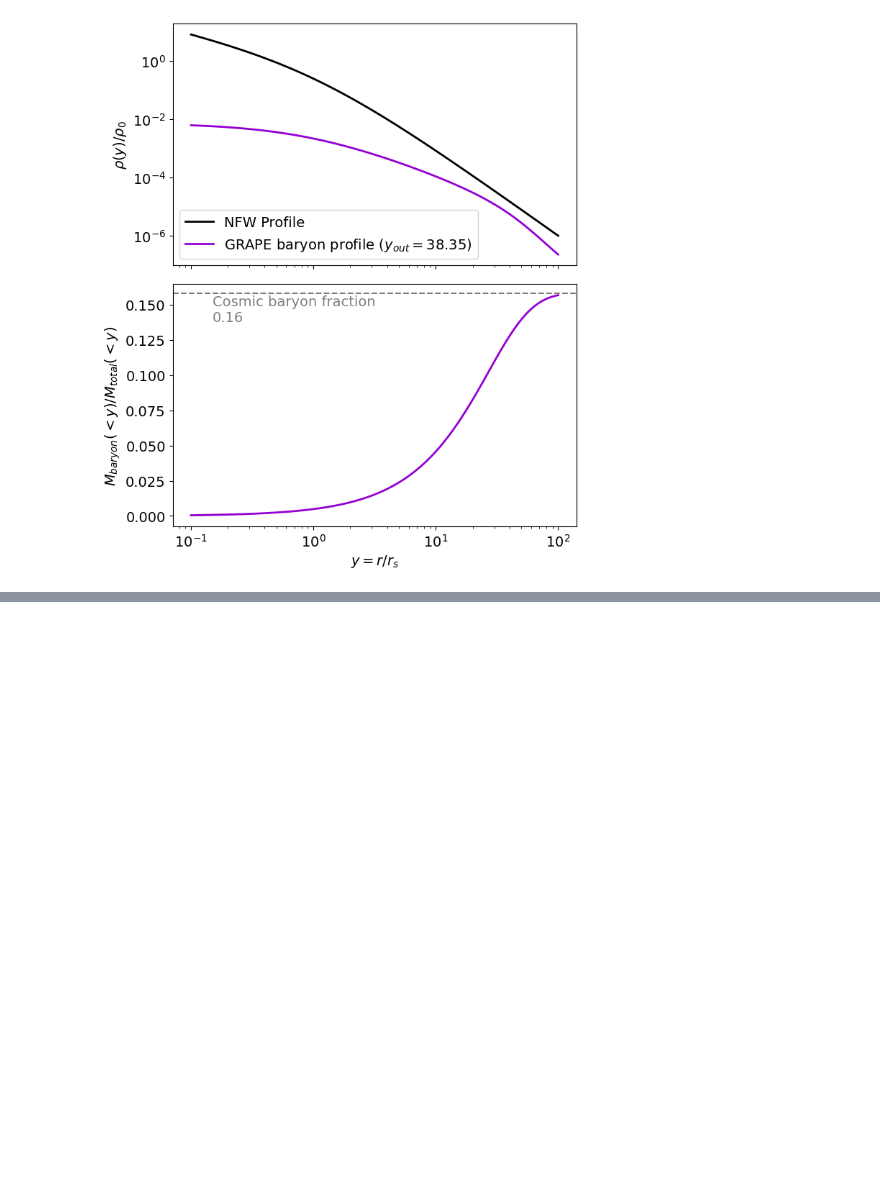
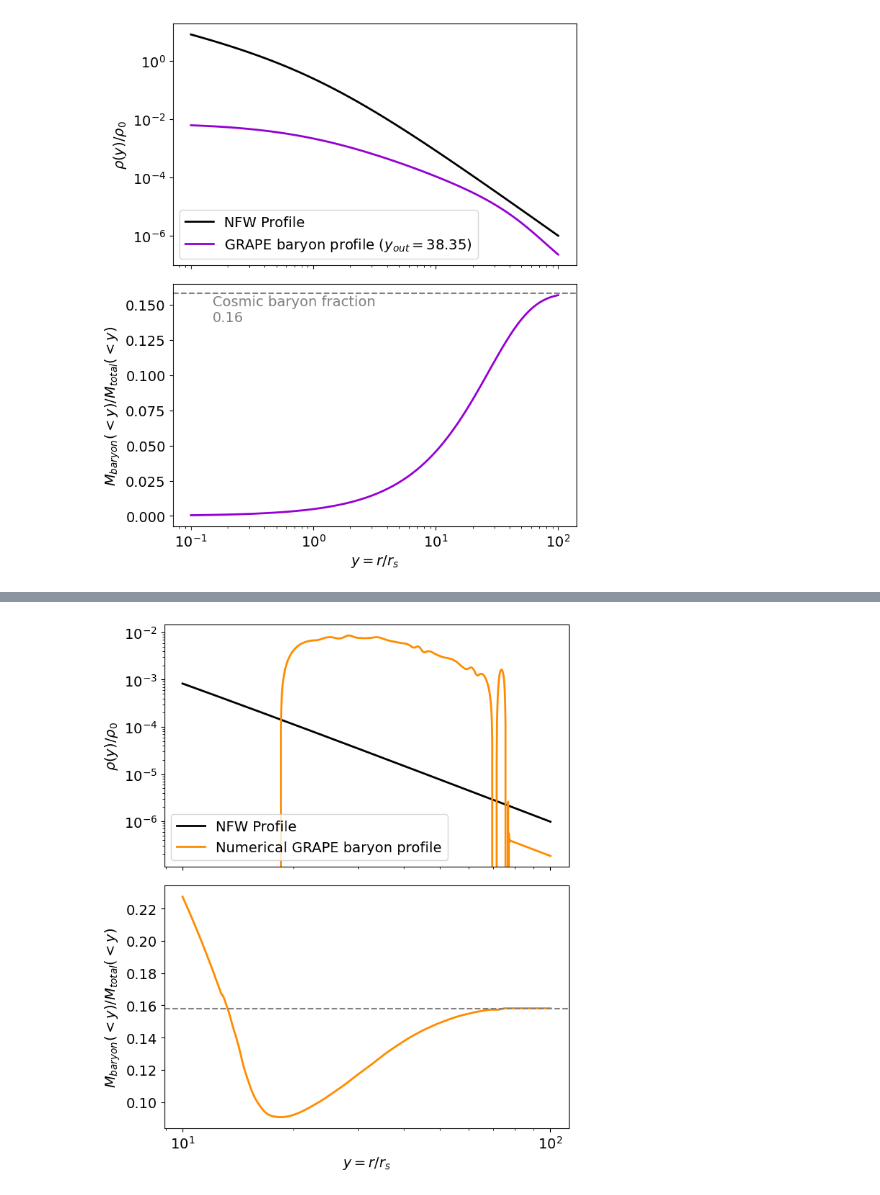
Before and after one commit to FRBs/FRB, a Jupyter notebook: docs/nb/generalized_halo_profile.ipynb, the cells around one changed output, grey strips where cells are left out. Cells and saved outputs as stored; diff of their text form; code cells hidden in the pictures; blank space fills up the shorter version.

```diff
--- a/docs/nb/generalized_halo_profile.ipynb
+++ b/docs/nb/generalized_halo_profile.ipynb
@@ -198,0 +279,74 @@ plt.show()
+# %%
+# Read from Ayromlou's table.
+ayromlou_tab = Table.read("~/Desktop/FRB/mmnfw/f_b_illustris_12.csv", format='csv')
+ayromlou_tab.sort('r/r_200')
+c = 7.67
+y_12 = ayromlou_tab['r/r_200'] * c
+f_b_12 = ayromlou_tab['f_b']*cosmo.Ob0/cosmo.Om0
+# create an interpolation function for g(y)
+
+def add_boundary_knots(spline):
+    """
+    Add knots infinitesimally to the left and right.
+
+    Additional intervals are added to have zero 2nd and 3rd derivatives,
+    and to maintain the first derivative from whatever boundary condition
+    was selected. The spline is modified in place.
+    """
+    # determine the slope at the left edge
+    leftx = spline.x[0]
+    lefty = spline(leftx)
+    leftslope = spline(spline.x[1], nu=1)
+
+    # add a new breakpoint just to the left and use the
+    # known slope to construct the PPoly coefficients.
+    leftxnext = np.nextafter(leftx, leftx - 1)
+    leftynext = lefty + leftslope*(leftxnext - leftx)
+    leftcoeffs = np.array([0, 0, leftslope, leftynext])
+    spline.extend(leftcoeffs[..., None], np.r_[leftxnext])
+
+    # repeat with additional knots to the right
+    rightx = spline.x[-1]
+    righty = spline(rightx)
+    rightslope = spline(rightx,nu=1)
+    rightxnext = np.nextafter(rightx, rightx + 1)
+    rightynext = righty + rightslope * (rightxnext - rightx)
+    rightcoeffs = np.array([0, 0, rightslope, rightynext])
+    spline.extend(rightcoeffs[..., None], np.r_[rightxnext])
+
+f_b_interp = CubicSpline(y_12, f_b_12, bc_type='clamped')
+#f_b_mis = MIS(y_12, f_b_12, bc_type=([(1, 0.0)], [(1, 0.0)]))
+add_boundary_knots(f_b_interp)
+
+y_array = np.logspace(1, 2, 1000)
+g_y = f_b_interp(y_array) / (1 - f_b_interp(y_array))/Omega_ratio
+g_y_interp = CubicSpline(y_array, g_y, bc_type='clamped')
+add_boundary_knots(g_y_interp)
+
+
+# Define the grape profile given this new g(y)
+def grape_nfw_numerical(y, g_y_interp):
+    return Omega_ratio *(nfw_profile(y)*  g_y_interp(y) + mass_enclosed_nfw(y)*derivative(g_y_interp, y).df/4/np.pi)
+
+def mass_enclosed_grape_numerical(y, g_y_interp):
+    return Omega_ratio * g_y_interp(y) * mass_enclosed_nfw(y)
+
+# Plot the new profile
+fig, axs = plt.subplots(figsize=(7,8), nrows=2, sharex=True, tight_layout=True)
+ax = axs[0]
+ax.loglog(y_array, nfw_profile(y_array), "k", lw=2, label='NFW Profile')
+ax.loglog(y_array, grape_nfw_numerical(y_array, g_y_interp), "darkorange", lw=2, label='Numerical GRAPE baryon profile')
+ax.set_ylabel(r'$\rho(y)/\rho_{0}$')
+ax.legend()
+
+ax = axs[1]
+ax.semilogx(y_array,
+            mass_enclosed_grape_numerical(y_array, g_y_interp)/(mass_enclosed_nfw(y_array) + mass_enclosed_grape_numerical(y_array, g_y_interp)),
+            "darkorange", lw=2)
+ax.set_ylabel(r'$M_{baryon}(<y)/M_{total}(<y)$')
+ax.set_xlabel(r"$y = r/r_{s}$")
+ax.axhline(cosmo.Ob0/cosmo.Om0, color='gray', ls='--')
+ax.annotate(f'Cosmic baryon fraction\n{cosmo.Ob0/cosmo.Om0:.2f}', xy=(0.15, cosmo.Ob0/cosmo.Om0 - 0.02), color='gray')
+plt.show()
+# %% [output]
+[figure, added]
```
Also changed, not shown: parts of 7 cells of this notebook.
